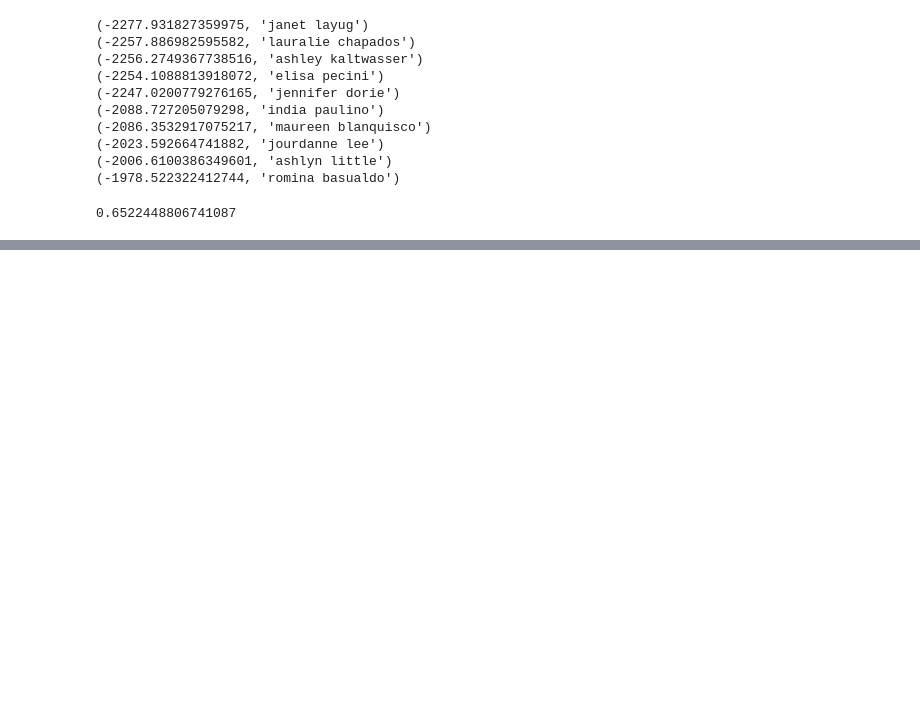
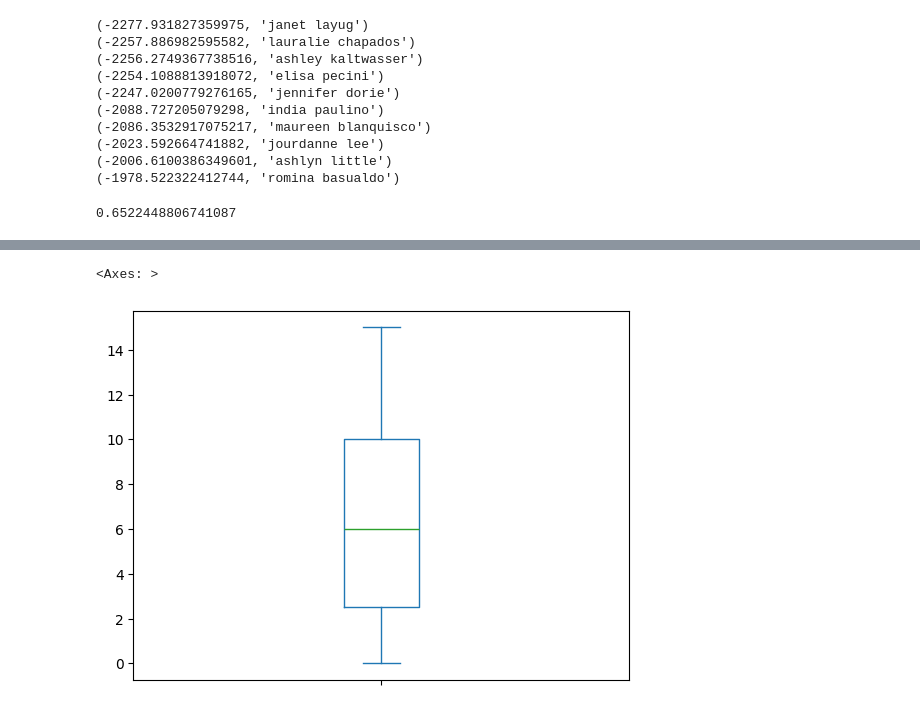
Before and after one commit to andrei-prokhorov/bodybuilding-ranking, a Jupyter notebook: elo_rating.ipynb, the cells around one changed output, grey strips where cells are left out. Drawn from its saved outputs; the diff is of its cells as text; code cells hidden in the pictures; blank space fills up the shorter version.

```diff
--- a/elo_rating.ipynb
+++ b/elo_rating.ipynb
@@ -157,0 +269,3 @@ competitors['ashley kaltwasser'].win_probs(competitors['jennifer dorie'])
+# %%
+df_pro_open['elo_rank'] = df_pro_open.groupby(['contest_date', 'contest_name', 'division']).elo_rating.rank()
+df_pro_open.loc[df_pro_open['elo_rank'] > 16, 'elo_rank'] = 16
@@ -157,0 +281,5 @@ competitors['ashley kaltwasser'].win_probs(competitors['jennifer dorie'])
+# %%
+abs(df_pro_open['placing'] - df_pro_open['elo_rank']).plot.box()
+# %% [output]
+<Axes: >
+[figure, added]
```
Also changed, not shown: parts of 29 cells of this notebook.
